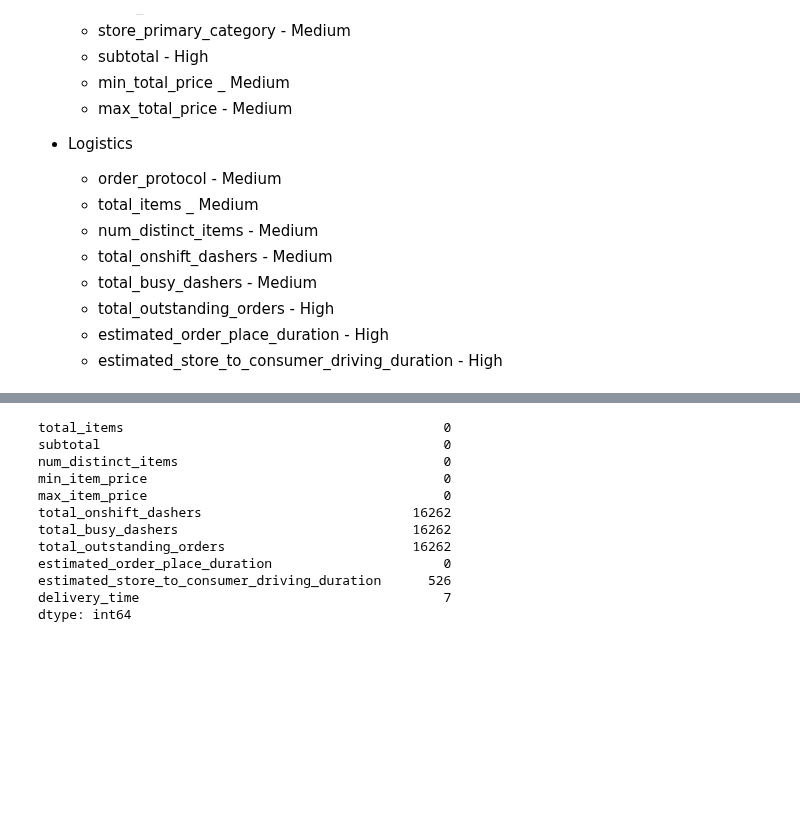
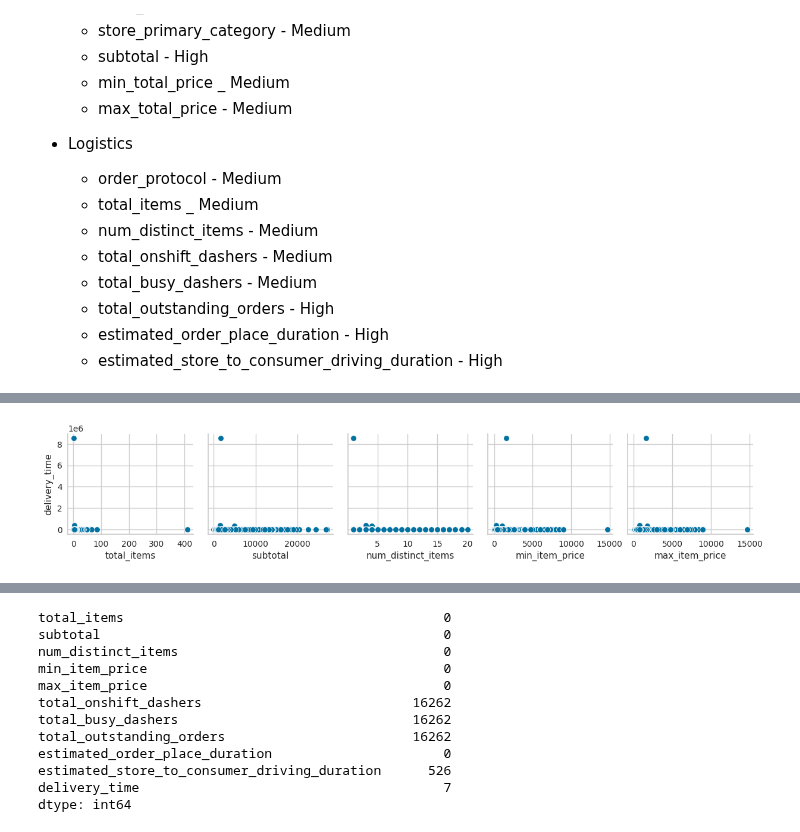
Before and after one commit to mindyng/2023-Business-Projects, a Jupyter notebook: doordash-delivery-time-prediction.ipynb, the cells around one changed output, grey strips where cells are left out. Cells and saved outputs as stored; diff of their text form; code cells hidden in the pictures; blank space fills up the shorter version.

Commit message:
Kaggle Notebook | DoorDash Delivery Time Prediction | Version 7

```diff
--- a/doordash-delivery-time-prediction.ipynb
+++ b/doordash-delivery-time-prediction.ipynb
@@ -486,0 +628,11 @@ ___________
+# %%
+# Numeric x Numeric
+pp = sns.pairplot(data=data,
+                  y_vars=['delivery_time'],
+                  x_vars=['total_items',
+ 'subtotal',
+ 'num_distinct_items',
+ 'min_item_price',
+ 'max_item_price'])
+# %% [output]
+[figure, added]
```
Also changed, not shown: parts of 22 cells of this notebook.
